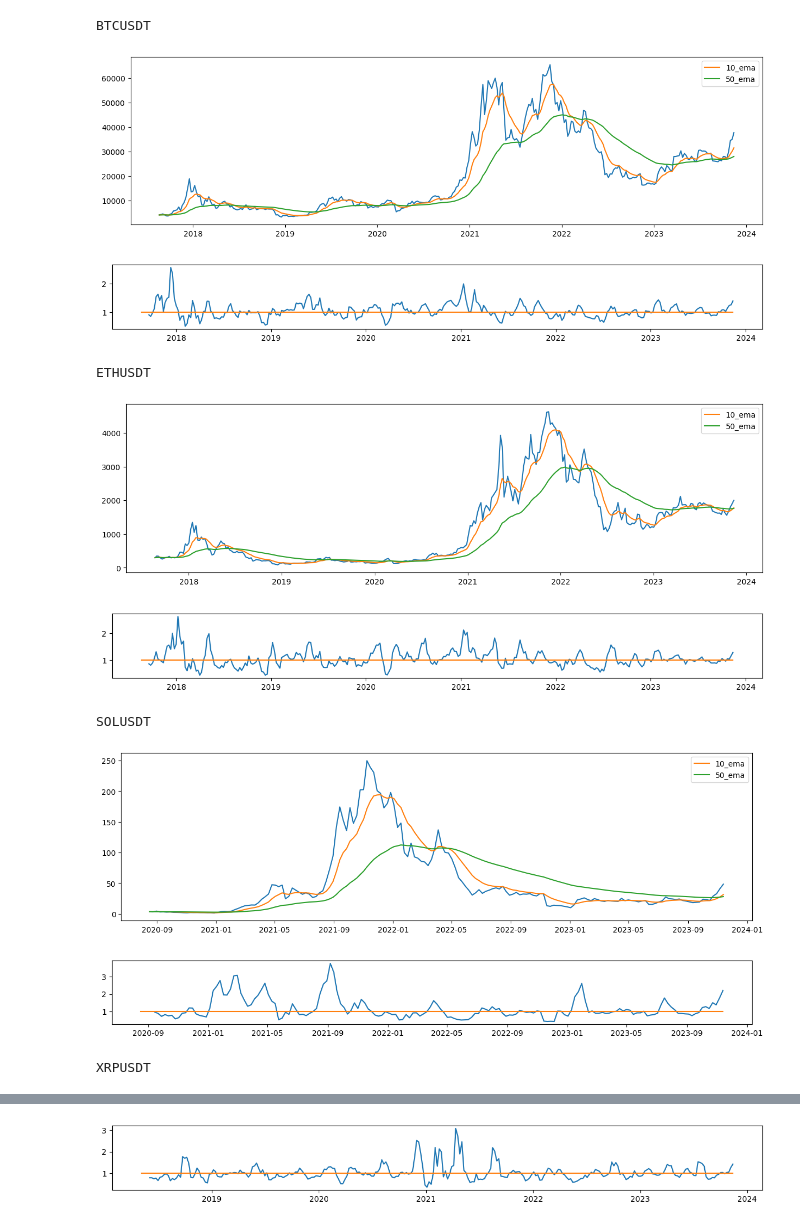
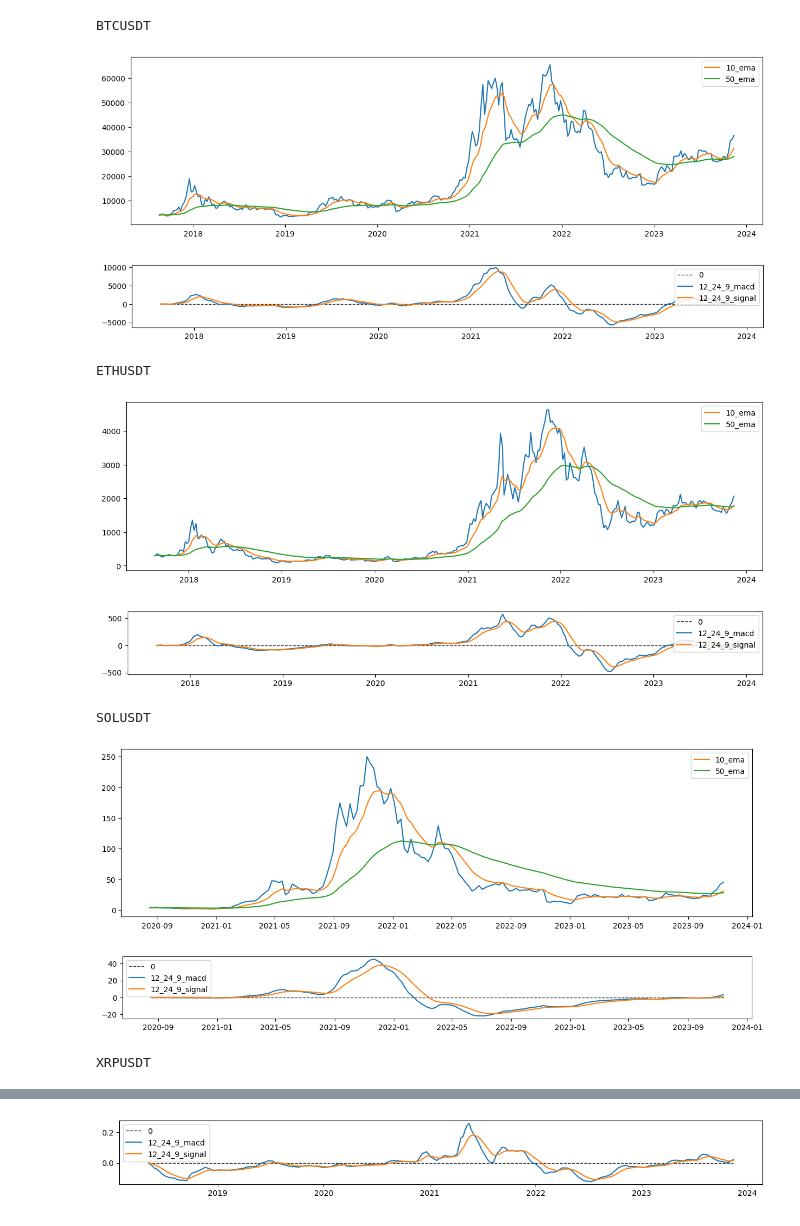
Before and after one commit to nahuelrabey/binance_panels, a Jupyter notebook: panel_ideals.ipynb, the cells around one changed output, grey strips where cells are left out. Drawn from its saved outputs; the diff is of its cells as text; code cells hidden in the pictures.

Commit message:
Add endpoints for MACD and EMA calculations

```diff
--- a/panel_ideals.ipynb
+++ b/panel_ideals.ipynb
@@ -5,25 +4,28 @@ import ideal_markets as ideal
 # %%
 tickers = data.get_tickers()
 ticks = [10,50]
+
+short = 12
+long = 24
+signal = 9
+
 res = ideal.by_crossing_emas(tickers, "1w", ticks)
 for name, df in res:
     print(name)
-    plot_emas(df, ticks)
-    n = 4
-    momentum = calculate.momentum_oscilator(df, n)
-    df[f"{n}_momentum"] = momentum
-    plot_momentum(df, n)
+    plot.emas(df, ticks)
+    transform.insert_macd_oscilator(df, short, long, signal)
+    plot.macd(df, short, long, signal)
 # %% [output]
 BTCUSDT
 [figure]
-[figure, old version]
+[figure, new version]
 ETHUSDT
 [figure]
-[figure, old version]
+[figure, new version]
 SOLUSDT
 [figure]
-[figure, old version]
+[figure, new version]
 XRPUSDT
 [figure]
-[figure, old version]
+[figure, new version]
 ... (3 outputs left out)
```
Also changed, not shown: parts of 3 cells of this notebook, 2 other files.
